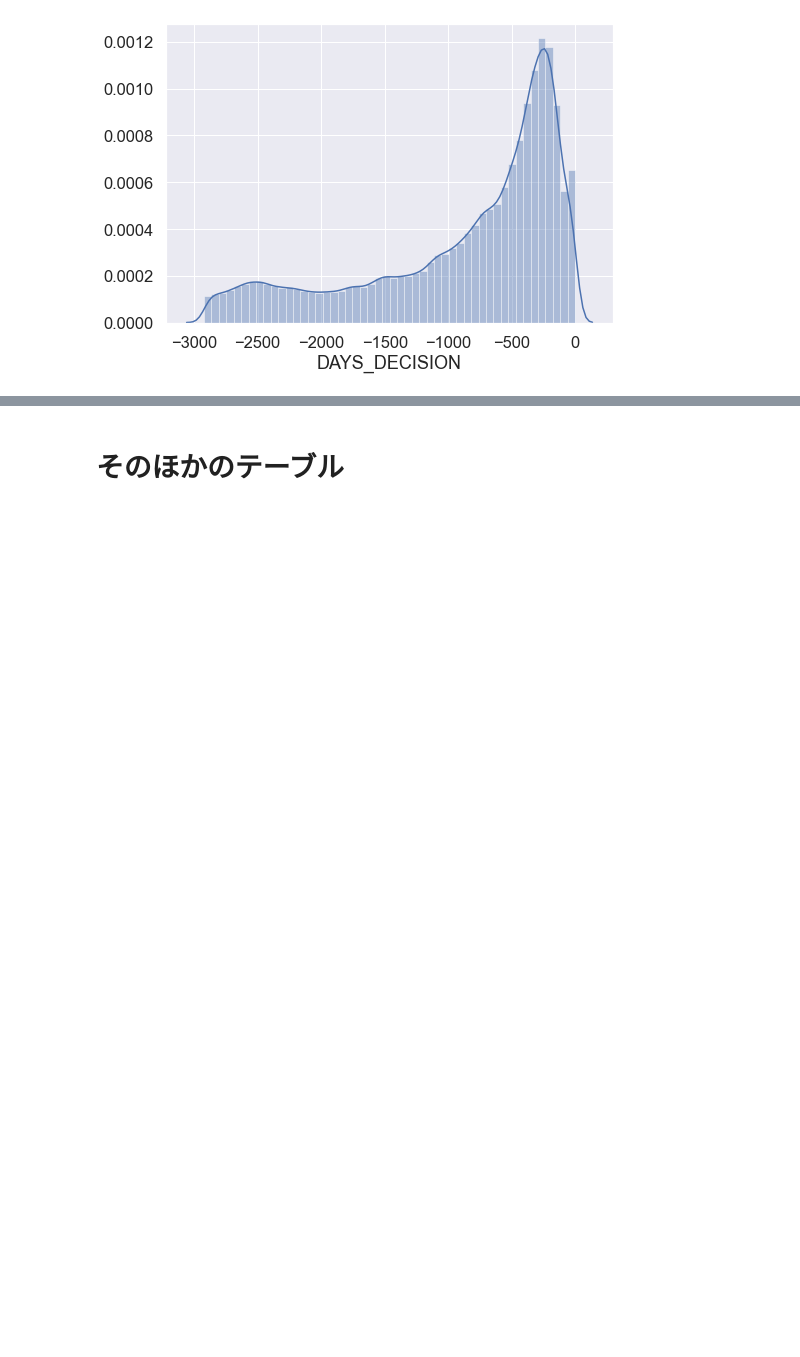
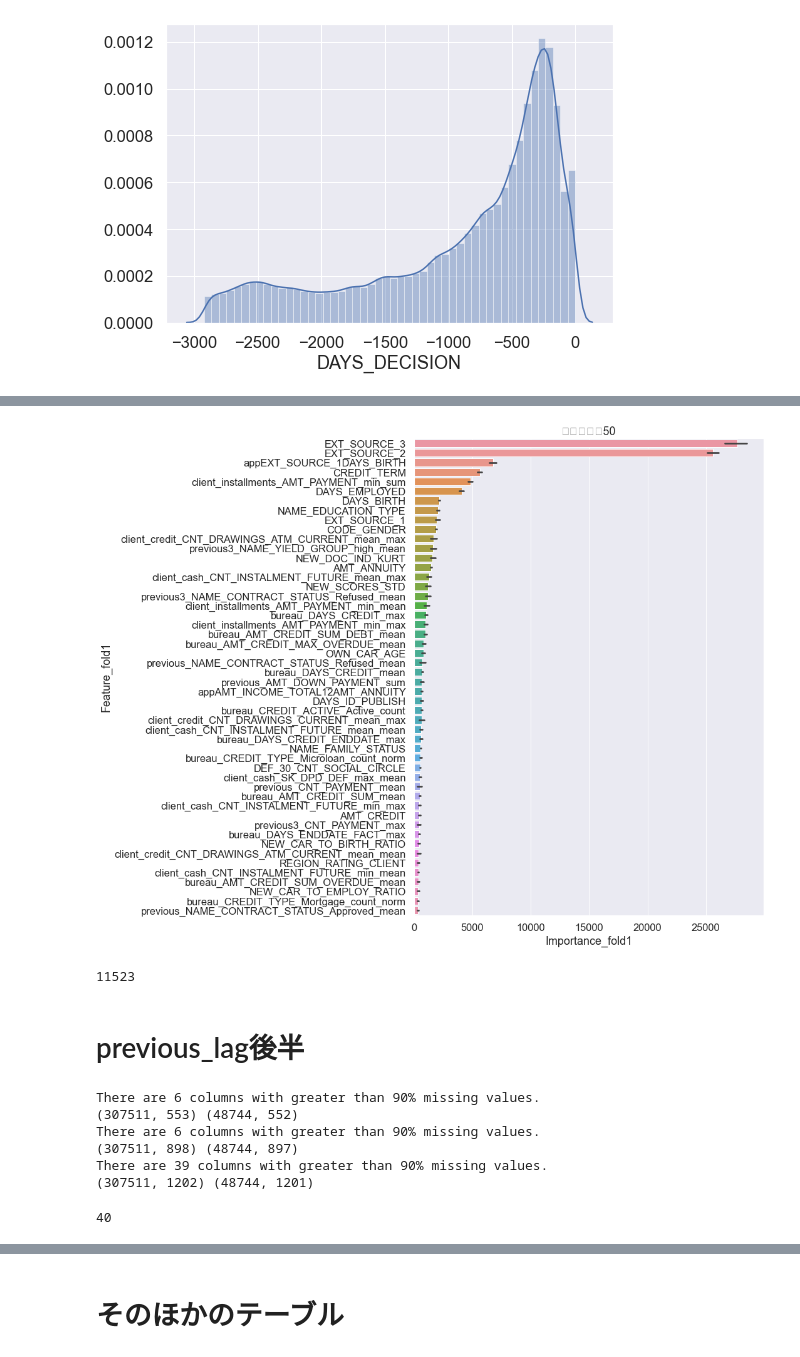
Before and after one commit to kooooyooooo/home-credit, a Jupyter notebook: 007other-table.ipynb, the cells around one changed output, grey strips where cells are left out. Drawn from its saved outputs; the diff is of its cells as text; code cells hidden in the pictures; blank space fills up the shorter version.

```diff
--- a/007other-table.ipynb
+++ b/007other-table.ipynb
@@ -601,7 +605,6 @@ df['CREDIT_INCOME_PERCENT'] = df['AMT_CREDIT'] / df['AMT_INCOME_TOTAL']
 df['ANNUITY_INCOME_PERCENT'] = df['AMT_ANNUITY'] / df['AMT_INCOME_TOTAL']
 df['CREDIT_TERM'] = df['AMT_ANNUITY'] / df['AMT_CREDIT']
 df['DAYS_EMPLOYED_PERCENT'] = df['DAYS_EMPLOYED'] / df['DAYS_BIRTH']
-df = df.drop('SK_ID_CURR', axis=1)
 
 train_df = df[:len(train)]
 test_df = df[len(train):].reset_index(drop=True)
@@ -828,0 +927,18 @@ There are 39 columns with greater than 90% missing values.
+# %%
+model = lgb.LGBMClassifier(
+            nthread=4,
+            n_estimators=1000,
+            learning_rate=0.1,
+            maxdepth=3,
+            num_leaves=12,
+            colsample_bytree=0.9497036,
+            subsample=0.8715623,
+            reg_alpha=0.041545473,
+            reg_lambda=0.0735294,
+            min_split_gain=0.0222415,
+            min_child_weight=39.3259775,
+            silent=-1,
+            verbose=-1,
+            importance_type='gain')
+
+pred_train, preds_test, lgbm , feat_df= predict_cv(model, train_df, train_y, test_df, 5)
@@ -828,0 +963,4 @@ There are 39 columns with greater than 90% missing values.
+# %%
+indices = feature_importance_plot(feat_df)
+# %% [output]
+[figure, added]
@@ -828,0 +977,8 @@ There are 39 columns with greater than 90% missing values.
+# %%
+del train_df
+del test_df
+gc.collect()
+# %% [output]
+11523
+# %% [markdown]
+# previous_lag後半
@@ -828,0 +988,11 @@ There are 39 columns with greater than 90% missing values.
+# %%
+train, test = make_lag_feature(previous, 'previous', 1, 'SK_ID_CURR', 'DAYS_DECISION', train, test)
+train, test = make_lag_feature(previous, 'previous', 6/12, 'SK_ID_CURR', 'DAYS_DECISION', train, test)
+train, test = make_lag_feature(previous, 'previous', 3/12, 'SK_ID_CURR', 'DAYS_DECISION', train, test)
+# %% [output]
+There are 6 columns with greater than 90% missing values.
+(307511, 553) (48744, 552)
+There are 6 columns with greater than 90% missing values.
+(307511, 898) (48744, 897)
+There are 39 columns with greater than 90% missing values.
+(307511, 1202) (48744, 1201)
@@ -828,0 +1002,6 @@ There are 39 columns with greater than 90% missing values.
+# %%
+del train
+del test
+gc.collect()
+# %% [output]
+40
```
Also changed, not shown: parts of 87 cells of this notebook, 1 other file.
